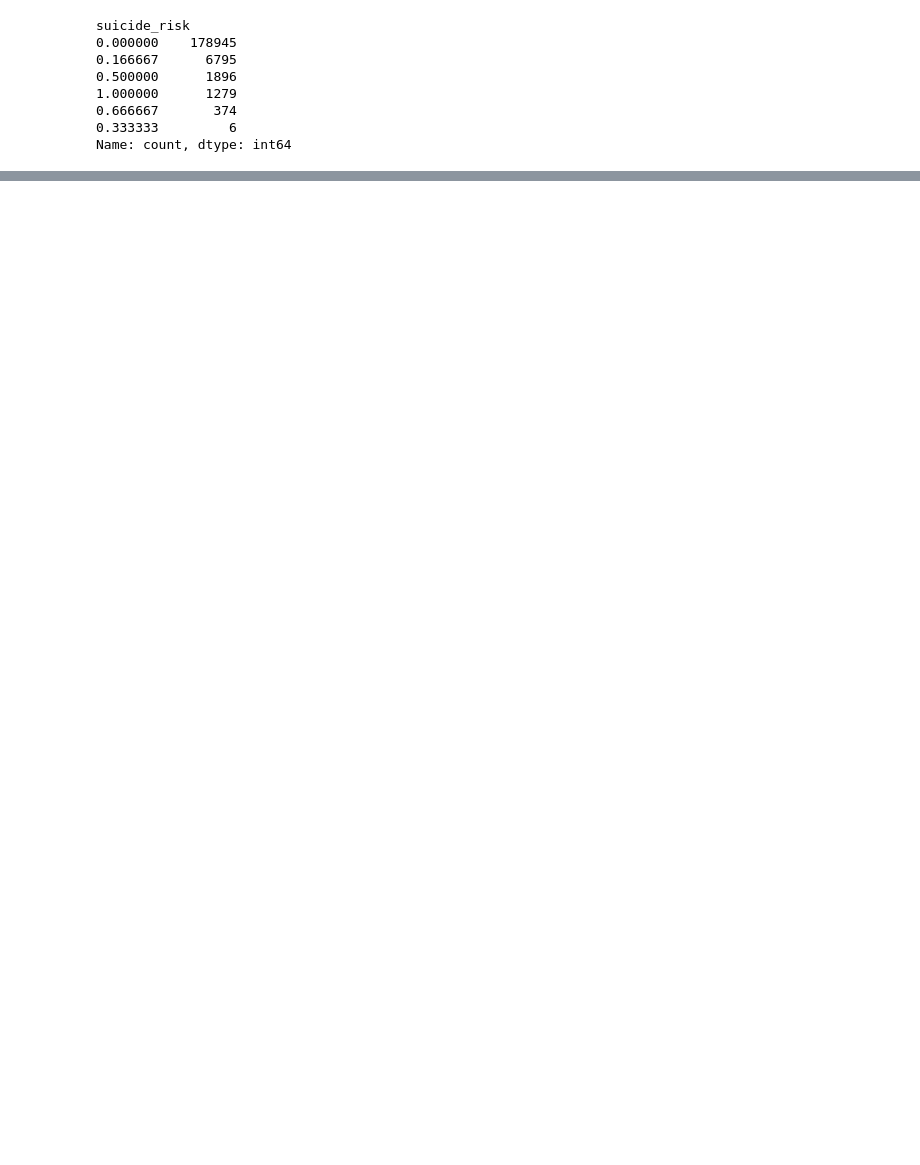
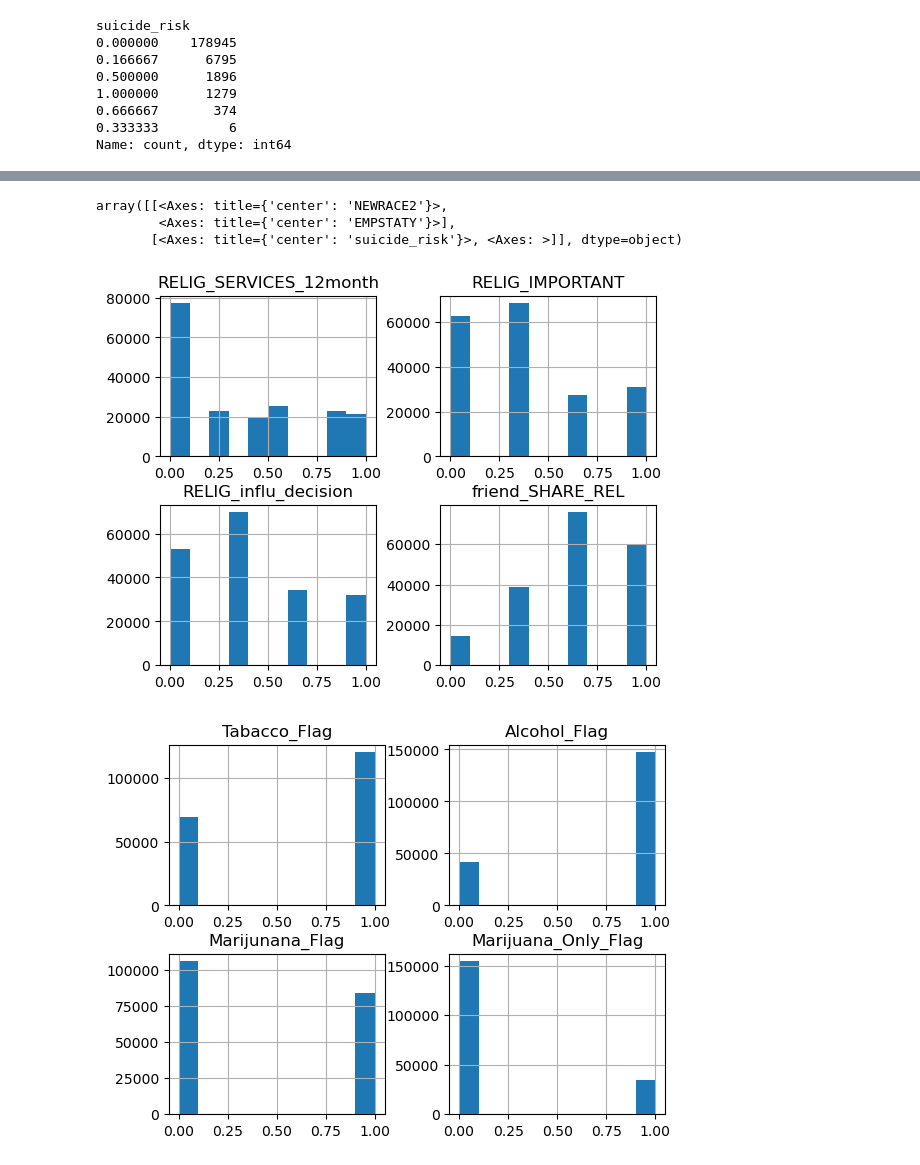
Before and after one commit to zaxiang/DDS_Project, a Jupyter notebook: Pre-processing.ipynb, the cells around one changed output, grey strips where cells are left out. Cells and saved outputs as stored; diff of their text form; code cells hidden in the pictures; blank space fills up the shorter version.

```diff
--- a/Pre-processing.ipynb
+++ b/Pre-processing.ipynb
@@ -279,0 +256,16 @@ array([[<Axes: title={'center': 'EMPSTATY'}>,
+# %%
+#histogram plot
+lower = 0
+upper = 4
+while upper < len(norm_data.columns):
+    norm_data[norm_data.columns[lower:upper]].hist()
+    lower = upper
+    upper = lower + 4
+upper = len(norm_data.columns)
+norm_data[norm_data.columns[lower:upper]].hist()
+# %% [output]
+array([[<Axes: title={'center': 'NEWRACE2'}>,
+        <Axes: title={'center': 'EMPSTATY'}>],
+       [<Axes: title={'center': 'suicide_risk'}>, <Axes: >]], dtype=object)
+[figure, added]
+[figure, added]
```
Also changed, not shown: parts of 20 cells of this notebook.
